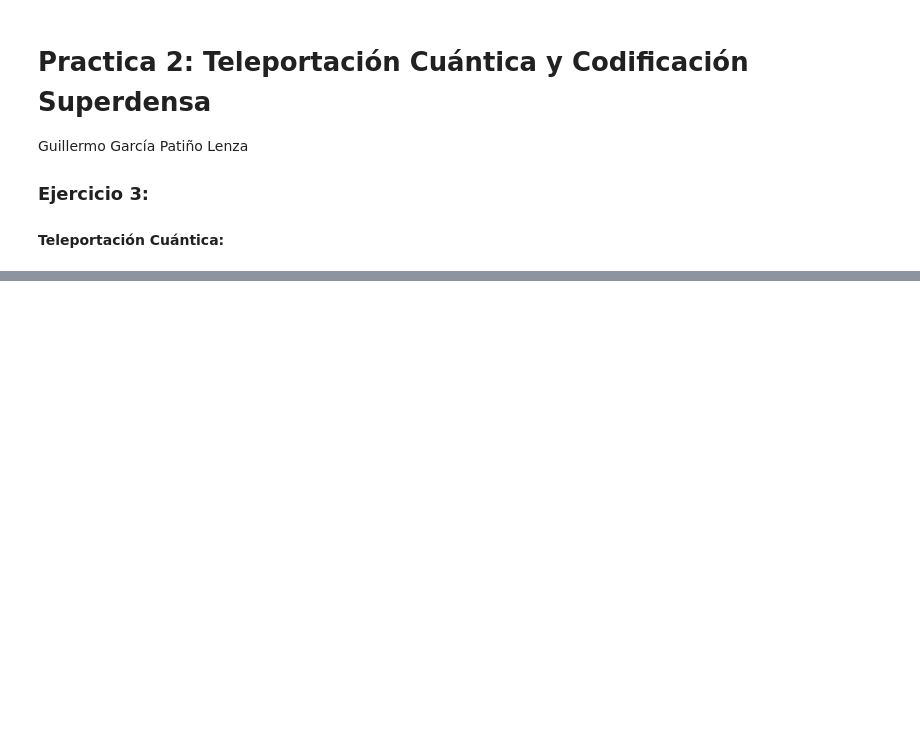
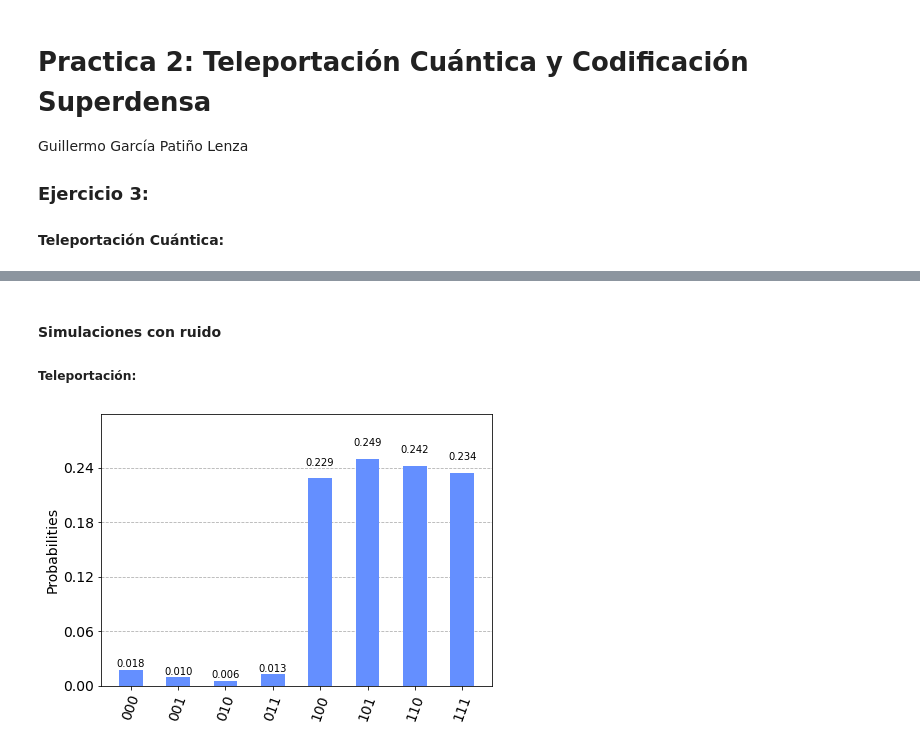
Before and after one commit to GPatiA2/APCC, a Jupyter notebook: P2/P2_qiskit.ipynb, the cells around one changed output, grey strips where cells are left out. Drawn from its saved outputs; the diff is of its cells as text; code cells hidden in the pictures; blank space fills up the shorter version.

```diff
--- a/P2/P2_qiskit.ipynb
+++ b/P2/P2_qiskit.ipynb
@@ -90,0 +129,17 @@ c: 2/═════════════════════════
+# %% [markdown]
+#### Simulaciones con ruido
+
+##### Teleportación:
+# %%
+backend2 = provider.get_backend('ibmq_athens')
+noise_model = NoiseModel.from_backend(backend2)
+coupling_map = backend2.configuration().coupling_map
+basis_gates = noise_model.basis_gates
+# %%
+job3 = execute(c, simulator, coupling_map = coupling_map, basis_gates = basis_gates, noise_model = noise_model)
+result3 = job3.result()
+counts3 = result3.get_counts(c)
+
+plot_histogram(counts3)
+# %% [output]
+[figure, added]
```
Also changed, not shown: parts of 19 cells of this notebook.
